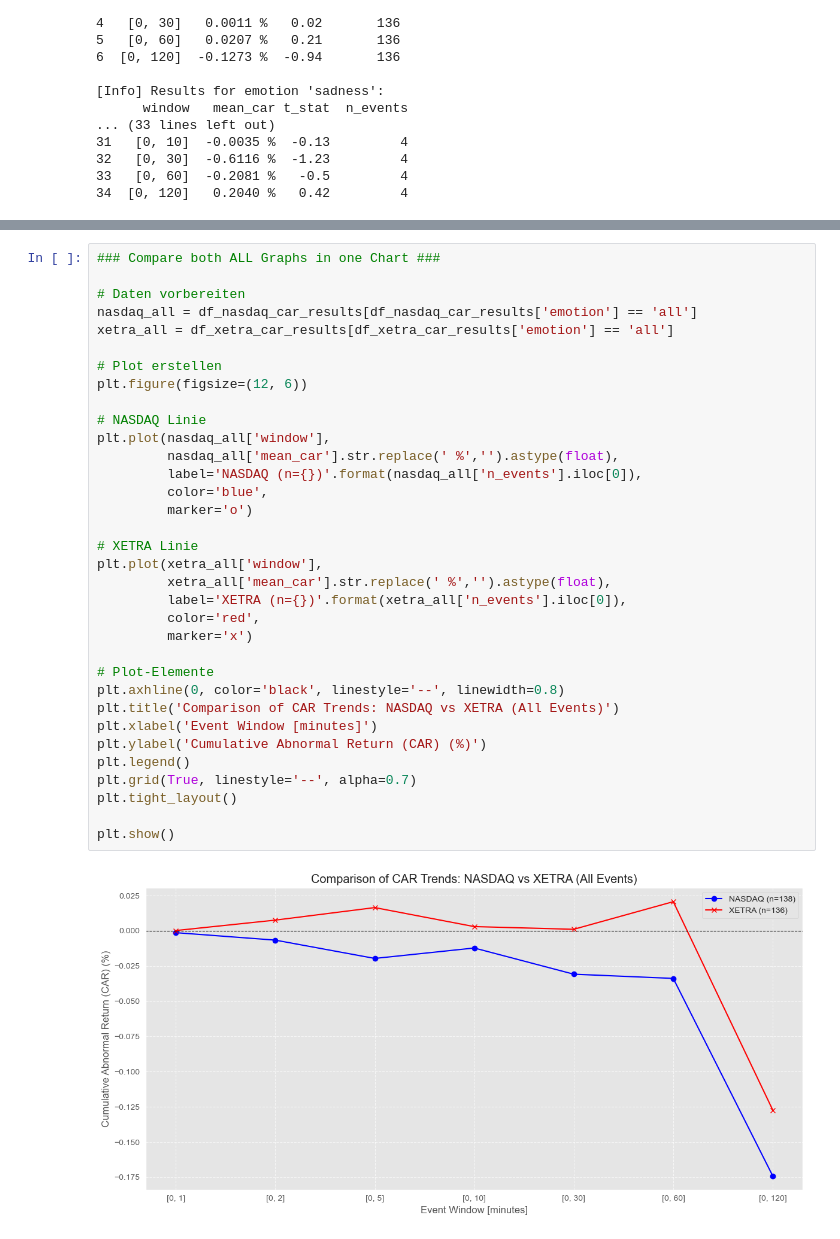
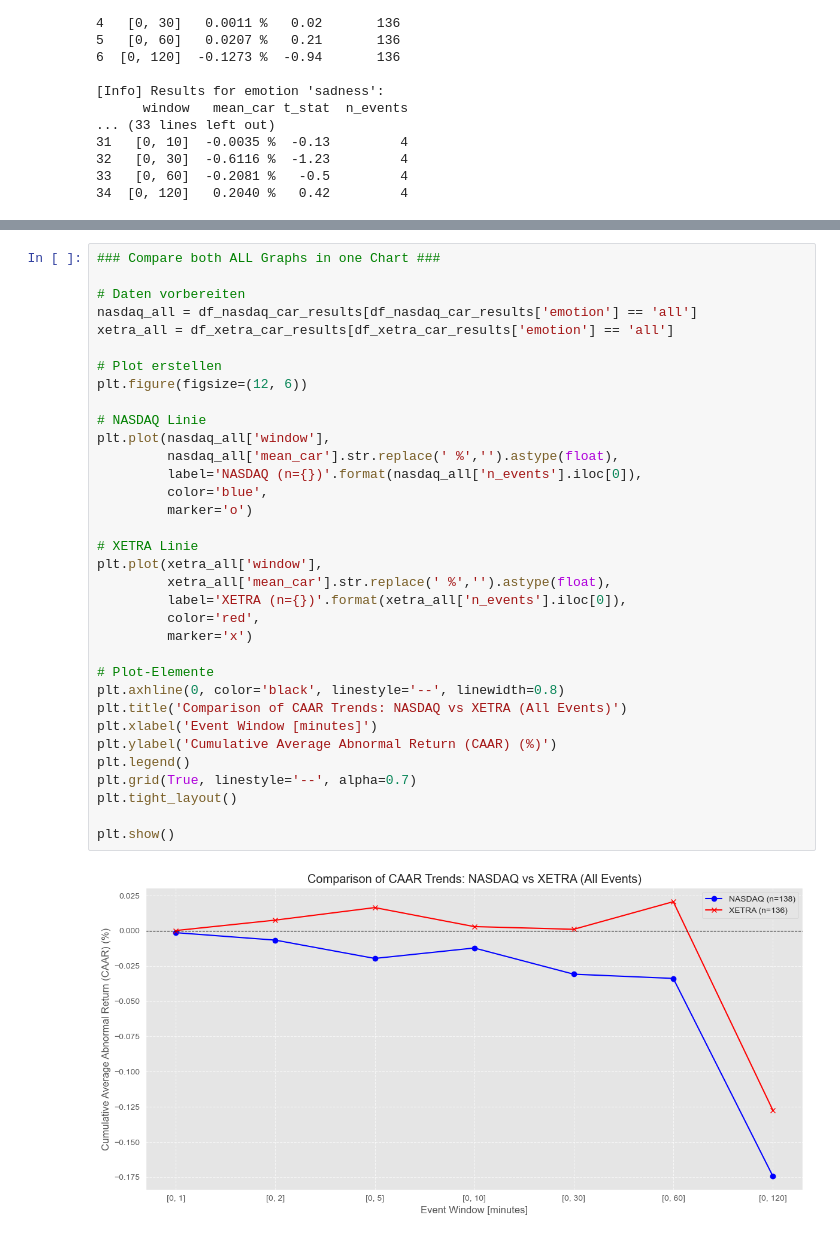
Before and after one commit to AK960/COIN_Repo, a Jupyter notebook: scripts/twitter_topic_emotion_analysis.ipynb, the cells around one changed output, grey strips where cells are left out. Cells and saved outputs as stored; diff of their text form.

```diff
--- a/scripts/twitter_topic_emotion_analysis.ipynb
+++ b/scripts/twitter_topic_emotion_analysis.ipynb
@@ -967,36 +967,36 @@ plt.show()
 # Daten vorbereiten
 nasdaq_all = df_nasdaq_car_results[df_nasdaq_car_results['emotion'] == 'all']
 xetra_all = df_xetra_car_results[df_xetra_car_results['emotion'] == 'all']
 
 # Plot erstellen
 plt.figure(figsize=(12, 6))
 
 # NASDAQ Linie
 plt.plot(nasdaq_all['window'],
          nasdaq_all['mean_car'].str.replace(' %','').astype(float),
          label='NASDAQ (n={})'.format(nasdaq_all['n_events'].iloc[0]),
          color='blue',
          marker='o')
 
 # XETRA Linie
 plt.plot(xetra_all['window'],
          xetra_all['mean_car'].str.replace(' %','').astype(float),
          label='XETRA (n={})'.format(xetra_all['n_events'].iloc[0]),
          color='red',
          marker='x')
 
 # Plot-Elemente
 plt.axhline(0, color='black', linestyle='--', linewidth=0.8)
-plt.title('Comparison of CAR Trends: NASDAQ vs XETRA (All Events)')
+plt.title('Comparison of CAAR Trends: NASDAQ vs XETRA (All Events)')
 plt.xlabel('Event Window [minutes]')
-plt.ylabel('Cumulative Abnormal Return (CAR) (%)')
+plt.ylabel('Cumulative Average Abnormal Return (CAAR) (%)')
 plt.legend()
 plt.grid(True, linestyle='--', alpha=0.7)
 plt.tight_layout()
 
 plt.show()
 # %% [output]
-[figure, old version]
+[figure, new version]
 # %%
 ### Compare Emotions across stock exchanges in one graph ###
 # Daten vorbereiten
```
Also changed, not shown: parts of 3 cells of this notebook, 1 other file.
